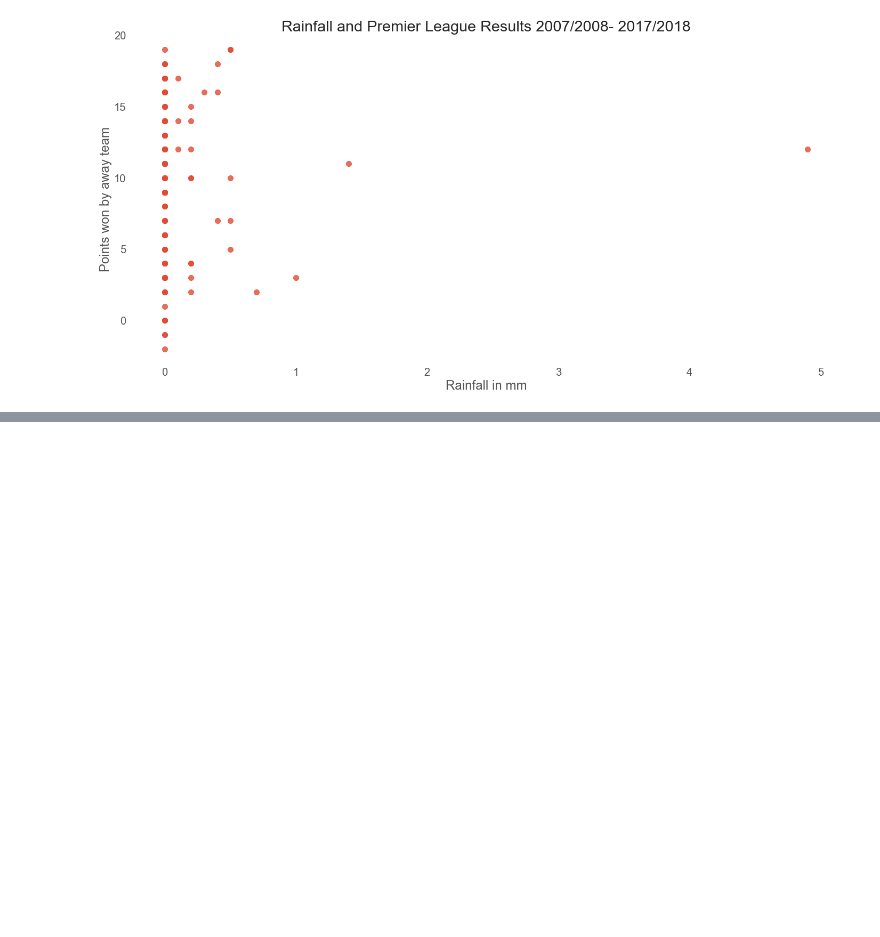
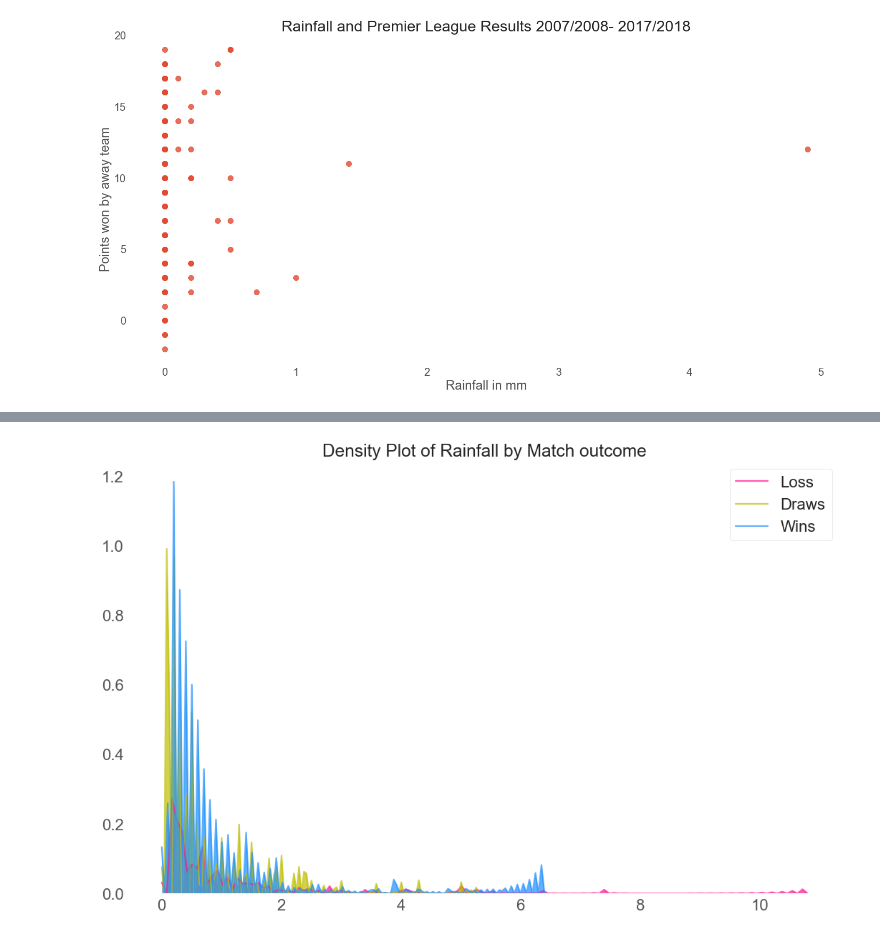
Before and after one commit to myfriendscallmeJ/a4, a Jupyter notebook: Project 4.ipynb, the cells around one changed output, grey strips where cells are left out. Cells and saved outputs as stored; diff of their text form; code cells hidden in the pictures; blank space fills up the shorter version.

```diff
--- a/Project 4.ipynb
+++ b/Project 4.ipynb
@@ -1068,0 +1026,12 @@ Text(23.224999999999994, 0.5, 'Points won by away team')
+# %%
+# Draw Plot
+plt.figure(figsize=(16,10), dpi= 80)
+sns.kdeplot(PremierLeague.loc[PremierLeague['AwayPoints'] == 0,"PrecipMM"], shade=True, color="deeppink", label="Loss", alpha=.7)
+sns.kdeplot(PremierLeague.loc[PremierLeague['AwayPoints'] == 1,"PrecipMM"], shade=True, color="y", label="Draws", alpha=.7)
+sns.kdeplot(PremierLeague.loc[PremierLeague['AwayPoints'] == 3,"PrecipMM"], shade=True, color="dodgerblue", label="Wins", alpha=.7)
+# Decoration
+plt.title('Density Plot of Rainfall by Match outcome', fontsize=22)
+plt.legend()
+plt.show()
+# %% [output]
+[figure, added]
```
Also changed, not shown: parts of 10 cells of this notebook.
